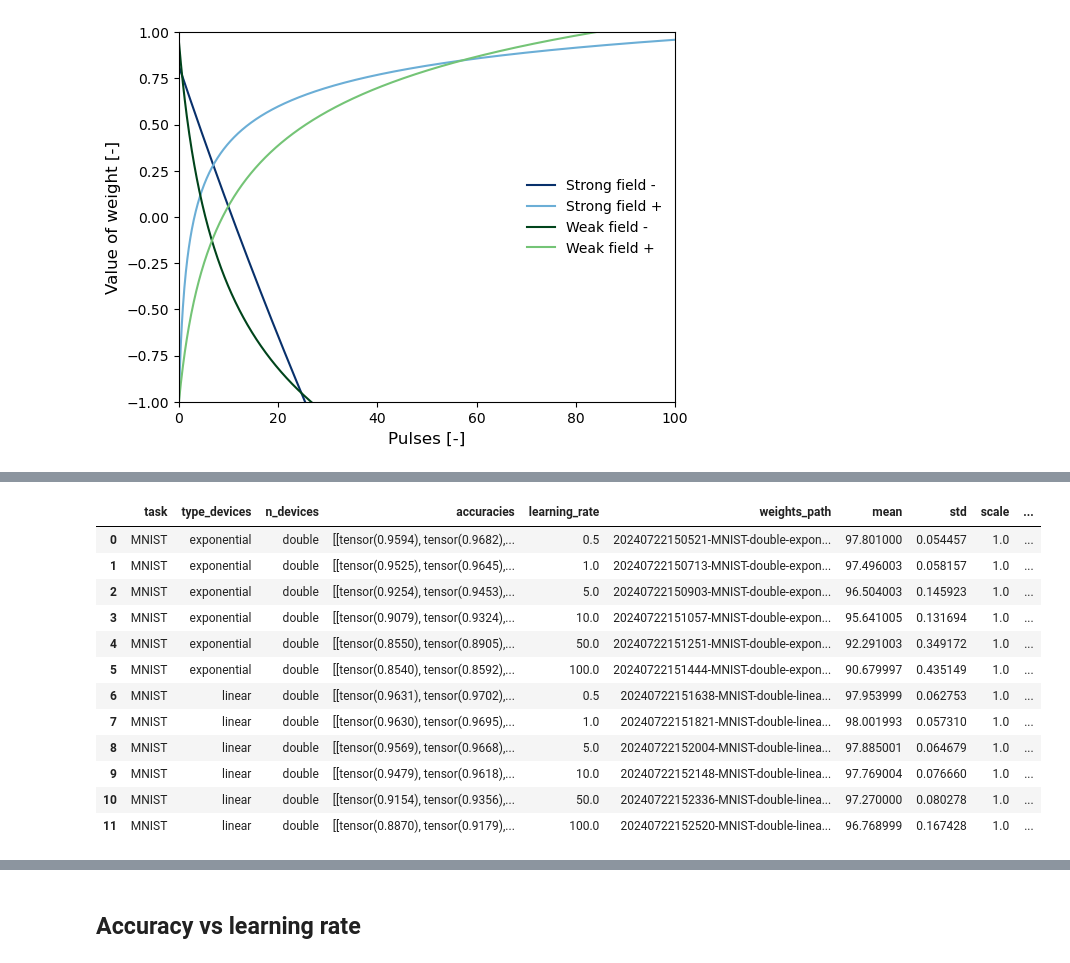
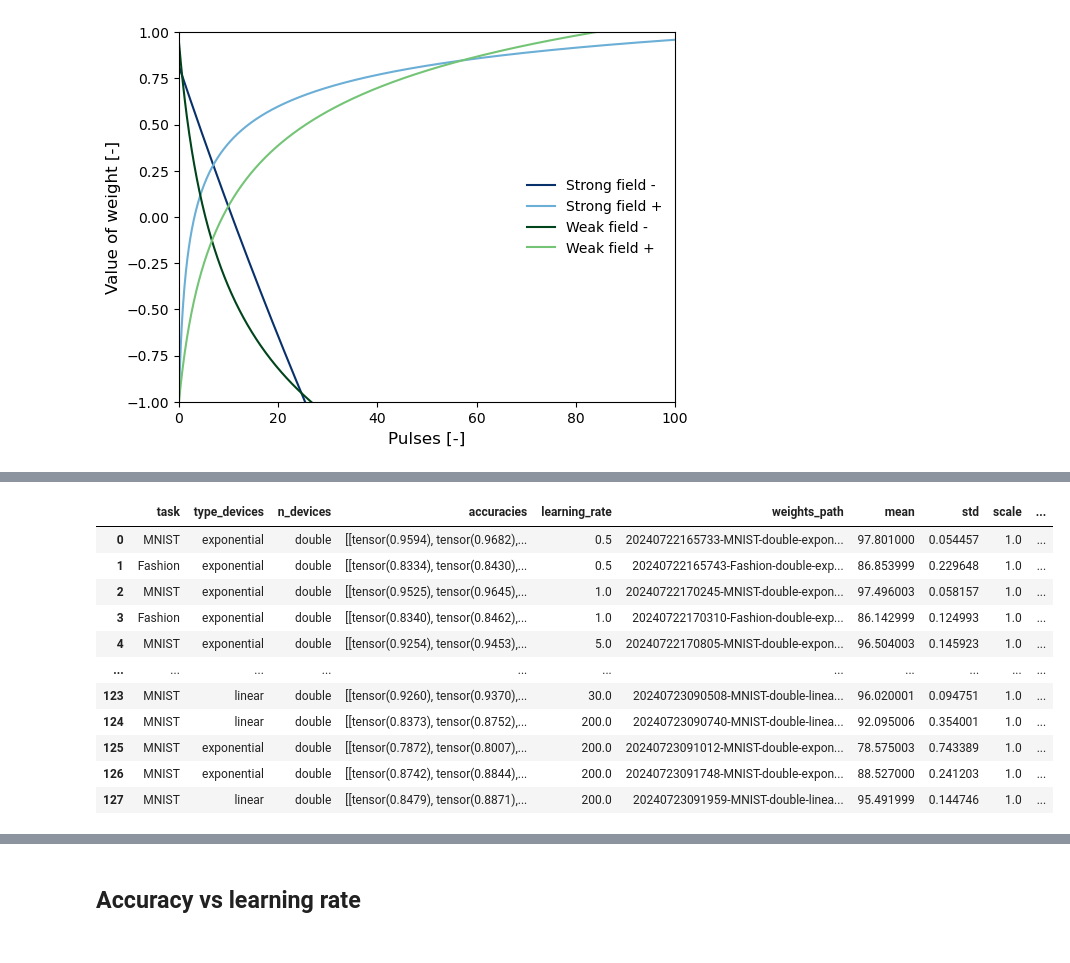
Before and after one commit to kellian-cottart/magnetoionic-simulations, a Jupyter notebook: magnetoionic-figures.ipynb, the cells around one changed output, grey strips where cells are left out. Drawn from its saved outputs; the diff is of its cells as text; code cells hidden in the pictures.

```diff
--- a/magnetoionic-figures.ipynb
+++ b/magnetoionic-figures.ipynb
@@ -66,53 +51,55 @@ fig.savefig(f"{graph_folder}/{name}.svg", bbox_inches='tight')
 # %%
 # Create a pandas dataframe with columns type, mean, std, learning rate
 df = pd.DataFrame(columns=["task", "type_devices", "n_devices", "accuracies", "learning_rate", "weights_path", "mean", "std", "scale", "noise", "mean_abs_grad"])
 # get all paths
 paths = [f for f in os.listdir(SIMULATION_FOLDER) if os.path.isdir(os.path.join(SIMULATION_FOLDER, f)) and ("simple" in f or "double" in f)]
 
 for path in paths:
-    # first dim of the tensor is the iteration
-    accuracies = []
-    mean_abs_grad = []
-    weights = ""
-    for it in range(n_iterations):
-        current_folder = os.path.join(SIMULATION_FOLDER, path)
-        accuracies.append(torch.load(os.path.join(current_folder, path+f"-{it}-accuracies.pth")))
-        mean_abs_grad.append(torch.load(os.path.join(current_folder, path+f"-{it}-gradients.pth")))
-        if it == 0:
-            weights = path+f"-{it}-weights.pth"
-    accuracies = torch.stack(accuracies)
-    mean = accuracies.mean(dim=0)[-1].item()*100
-    std = accuracies.std(dim=0)[-1].item()*100
-    mean_abs_grad = torch.stack(mean_abs_grad).mean(dim=0)[0].item()
-    task = path.split("-")[1]
-    n_devices = path.split("-")[2]
-    type_devices = path.split("-")[3]
-    learning_rate = float(path.split("-")[4])
-    scale = float(path.split("-")[8])
-    noise = float(path.split("-")[10])
-    df = df.append({"task": task,
-                    "type_devices": type_devices,
-                    "n_devices": n_devices,
-                    "accuracies": accuracies,
-                    "learning_rate": learning_rate,
-                    "weights_path": weights,
-                    "mean": mean,
-                    "std": std,
-                    "mean_abs_grad": mean_abs_grad,
-                    "noise": noise,
-                    "scale": scale}, ignore_index=True)
+    try:
+        # first dim of the tensor is the iteration
+        accuracies = []
+        mean_abs_grad = []
+        weights = ""
+        for it in range(n_iterations):
+            current_folder = os.path.join(SIMULATION_FOLDER, path)
+            accuracies.append(torch.load(os.path.join(current_folder, path+f"-{it}-accuracies.pth")))
+            mean_abs_grad.append(torch.load(os.path.join(current_folder, path+f"-{it}-gradients.pth")))
+            if it == 0:
+                weights = path+f"-{it}-weights.pth"
+        accuracies = torch.stack(accuracies)
+        mean = accuracies.mean(dim=0)[-1].item()*100
+        std = accuracies.std(dim=0)[-1].item()*100
+        mean_abs_grad = torch.stack(mean_abs_grad).mean(dim=0)[0].item()
+        task = path.split("-")[1]
+        n_devices = path.split("-")[2]
+        type_devices = path.split("-")[3]
+        learning_rate = float(path.split("-")[4])
+        scale = float(path.split("-")[8])
+        noise = float(path.split("-")[10])
+        df = df.append({"task": task,
+                        "type_devices": type_devices,
+                        "n_devices": n_devices,
+                        "accuracies": accuracies,
+                        "learning_rate": learning_rate,
+                        "weights_path": weights,
+                        "mean": mean,
+                        "std": std,
+                        "mean_abs_grad": mean_abs_grad,
+                        "noise": noise,
+                        "scale": scale}, ignore_index=True)
+    except Exception as e:
+        pass
 df
 # %% [output]
 |  | task | type_devices | n_devices | accuracies | learning_rate | weights_path | mean | std | scale | ... |
-| 0 | MNIST | exponential | double | [[tensor(0.9594), tensor(0.9682),... | 0.5 | 20240722150521-MNIST-double-expon... | 97.801000 | 0.054457 | 1.0 | ... |
-| 1 | MNIST | exponential | double | [[tensor(0.9525), tensor(0.9645),... | 1.0 | 20240722150713-MNIST-double-expon... | 97.496003 | 0.058157 | 1.0 | ... |
-| 2 | MNIST | exponential | double | [[tensor(0.9254), tensor(0.9453),... | 5.0 | 20240722150903-MNIST-double-expon... | 96.504003 | 0.145923 | 1.0 | ... |
-| 3 | MNIST | exponential | double | [[tensor(0.9079), tensor(0.9324),... | 10.0 | 20240722151057-MNIST-double-expon... | 95.641005 | 0.131694 | 1.0 | ... |
-| 4 | MNIST | exponential | double | [[tensor(0.8550), tensor(0.8905),... | 50.0 | 20240722151251-MNIST-double-expon... | 92.291003 | 0.349172 | 1.0 | ... |
-| 5 | MNIST | exponential | double | [[tensor(0.8540), tensor(0.8592),... | 100.0 | 20240722151444-MNIST-double-expon... | 90.679997 | 0.435149 | 1.0 | ... |
-| 6 | MNIST | linear | double | [[tensor(0.9631), tensor(0.9702),... | 0.5 | 20240722151638-MNIST-double-linea... | 97.953999 | 0.062753 | 1.0 | ... |
-| 7 | MNIST | linear | double | [[tensor(0.9630), tensor(0.9695),... | 1.0 | 20240722151821-MNIST-double-linea... | 98.001993 | 0.057310 | 1.0 | ... |
-| 8 | MNIST | linear | double | [[tensor(0.9569), tensor(0.9668),... | 5.0 | 20240722152004-MNIST-double-linea... | 97.885001 | 0.064679 | 1.0 | ... |
-| 9 | MNIST | linear | double | [[tensor(0.9479), tensor(0.9618),... | 10.0 | 20240722152148-MNIST-double-linea... | 97.769004 | 0.076660 | 1.0 | ... |
-| 10 | MNIST | linear | double | [[tensor(0.9154), tensor(0.9356),... | 50.0 | 20240722152336-MNIST-double-linea... | 97.270000 | 0.080278 | 1.0 | ... |
-| 11 | MNIST | linear | double | [[tensor(0.8870), tensor(0.9179),... | 100.0 | 20240722152520-MNIST-double-linea... | 96.768999 | 0.167428 | 1.0 | ... |
+| 0 | MNIST | exponential | double | [[tensor(0.9594), tensor(0.9682),... | 0.5 | 20240722165733-MNIST-double-expon... | 97.801000 | 0.054457 | 1.0 | ... |
+| 1 | Fashion | exponential | double | [[tensor(0.8334), tensor(0.8430),... | 0.5 | 20240722165743-Fashion-double-exp... | 86.853999 | 0.229648 | 1.0 | ... |
+| 2 | MNIST | exponential | double | [[tensor(0.9525), tensor(0.9645),... | 1.0 | 20240722170245-MNIST-double-expon... | 97.496003 | 0.058157 | 1.0 | ... |
+| 3 | Fashion | exponential | double | [[tensor(0.8340), tensor(0.8462),... | 1.0 | 20240722170310-Fashion-double-exp... | 86.142999 | 0.124993 | 1.0 | ... |
+| 4 | MNIST | exponential | double | [[tensor(0.9254), tensor(0.9453),... | 5.0 | 20240722170805-MNIST-double-expon... | 96.504003 | 0.145923 | 1.0 | ... |
+| ... | ... | ... | ... | ... | ... | ... | ... | ... | ... | ... |
+| 123 | MNIST | linear | double | [[tensor(0.9260), tensor(0.9370),... | 30.0 | 20240723090508-MNIST-double-linea... | 96.020001 | 0.094751 | 1.0 | ... |
+| 124 | MNIST | linear | double | [[tensor(0.8373), tensor(0.8752),... | 200.0 | 20240723090740-MNIST-double-linea... | 92.095006 | 0.354001 | 1.0 | ... |
+| 125 | MNIST | exponential | double | [[tensor(0.7872), tensor(0.8007),... | 200.0 | 20240723091012-MNIST-double-expon... | 78.575003 | 0.743389 | 1.0 | ... |
+| 126 | MNIST | exponential | double | [[tensor(0.8742), tensor(0.8844),... | 200.0 | 20240723091748-MNIST-double-expon... | 88.527000 | 0.241203 | 1.0 | ... |
+| 127 | MNIST | linear | double | [[tensor(0.8479), tensor(0.8871),... | 200.0 | 20240723091959-MNIST-double-linea... | 95.491999 | 0.144746 | 1.0 | ... |
```
Also changed, not shown: parts of 8 cells of this notebook, 19 other files.
